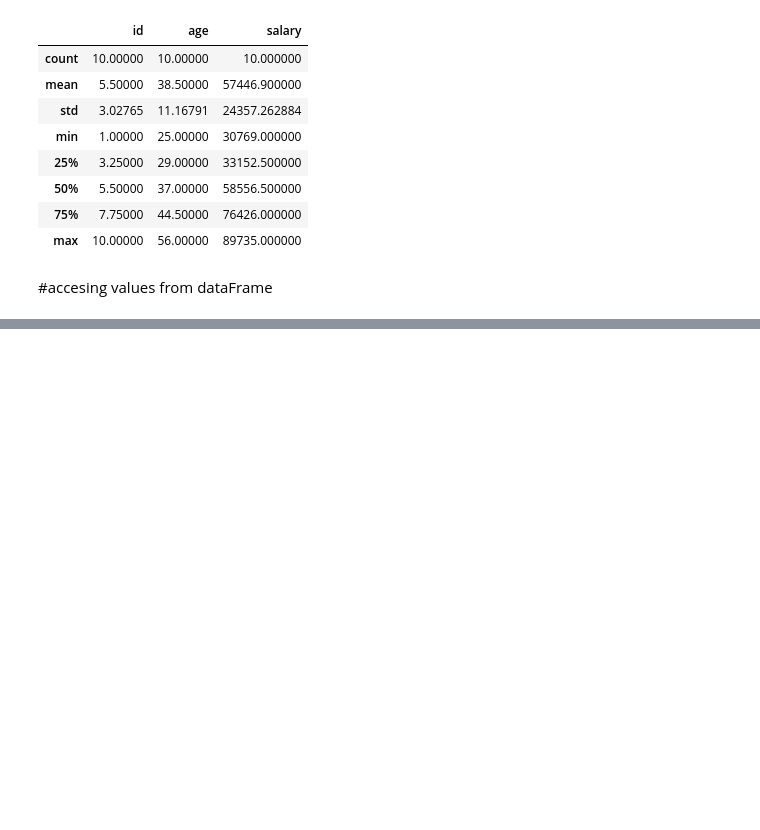
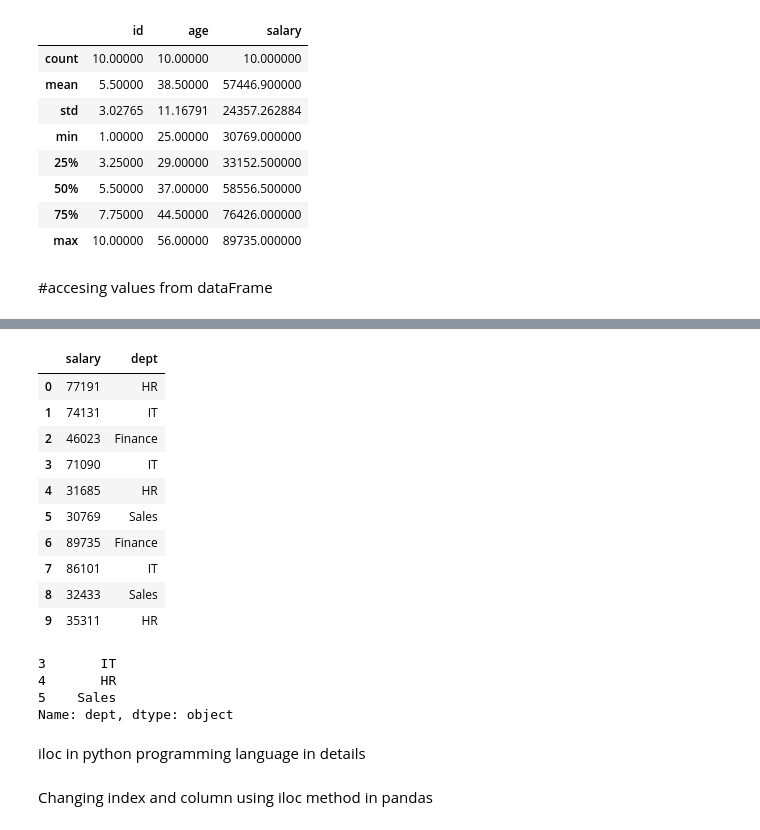
Before and after one commit to arman-hossain45/Phitrom_AI-ML, a Jupyter notebook: Phitron_For_ML_Pandas.ipynb, the cells around one changed output, grey strips where cells are left out. Saved outputs shown, nothing was run; the diff lists cells and outputs as text; code cells hidden in the pictures; blank space fills up the shorter version.

Commit message:
pandas basic

```diff
--- a/Phitron_For_ML_Pandas.ipynb
+++ b/Phitron_For_ML_Pandas.ipynb
@@ -228,0 +317,29 @@ df.describe()#show all staticall information of this csv file shudu float data g
+# %%
+#multiple column dekhar jonno
+
+df.loc[:,['salary','dept']]
+# %% [output]
+|  | salary | dept |
+| 0 | 77191 | HR |
+| 1 | 74131 | IT |
+| 2 | 46023 | Finance |
+| 3 | 71090 | IT |
+| 4 | 31685 | HR |
+| 5 | 30769 | Sales |
+| 6 | 89735 | Finance |
+| 7 | 86101 | IT |
+| 8 | 32433 | Sales |
+| 9 | 35311 | HR |
+# %%
+#row with column dekhar jonno
+
+df.loc[3:5,'dept']#shudu akta column e dekhabe multiple colmun dekhabe na single column
+# %% [output]
+3       IT
+4       HR
+5    Sales
+Name: dept, dtype: object
+# %% [markdown]
+iloc in python programming language in details
+# %% [markdown]
+Changing index and column using iloc method in pandas
```
Also changed, not shown: parts of 14 cells of this notebook, 1 other file.
